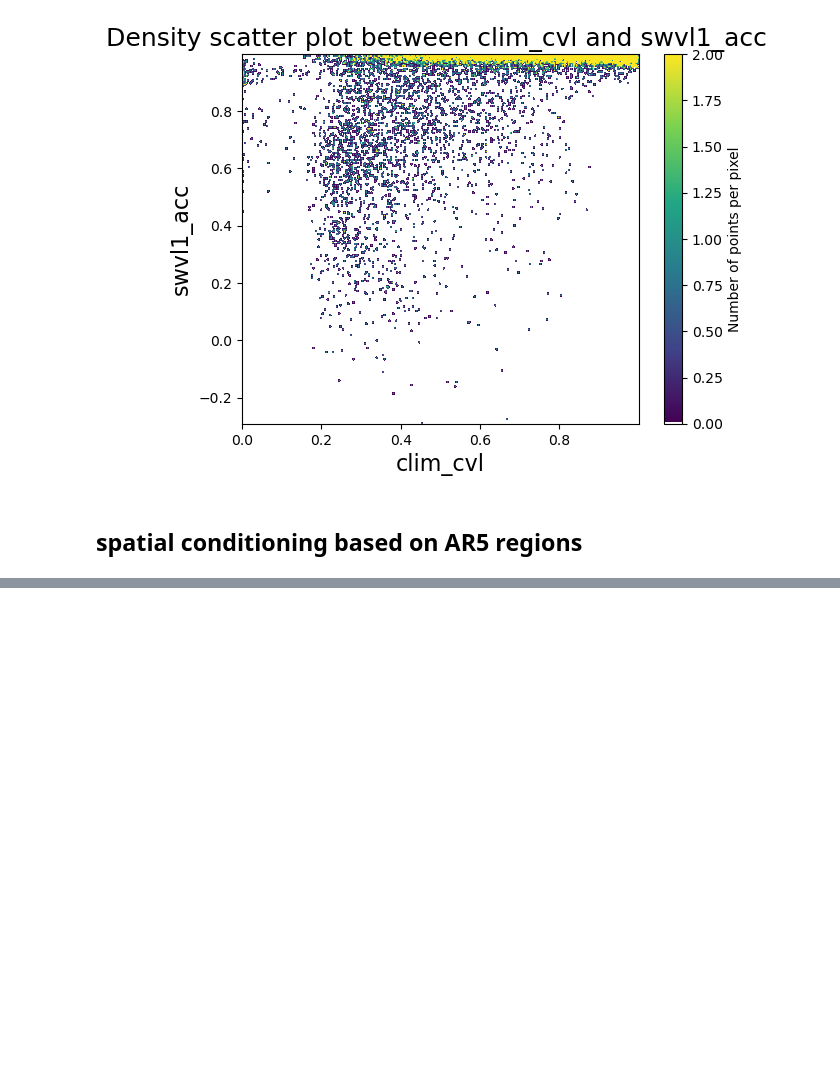
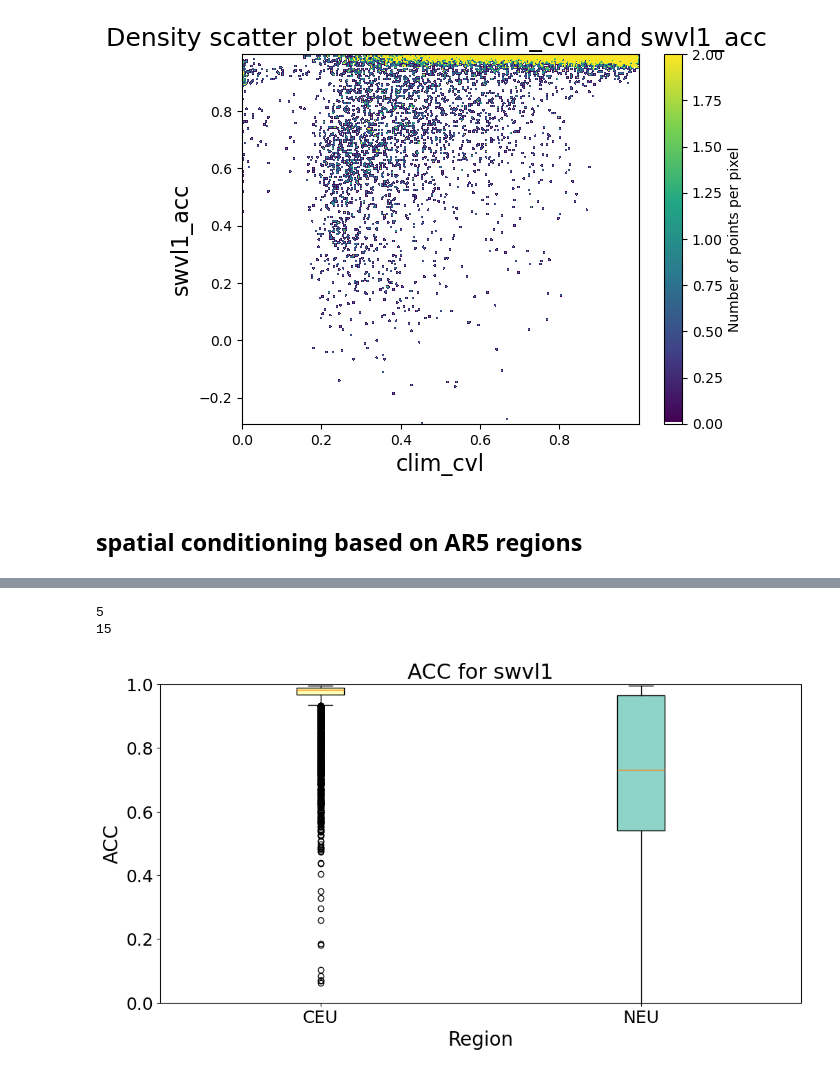
Before and after one commit to ECMWFCode4Earth/ML-BEES, a Jupyter notebook: ML-BEES-eval/spatial_condition.ipynb, the cells around one changed output, grey strips where cells are left out. Cells and saved outputs as stored; diff of their text form; code cells hidden in the pictures; blank space fills up the shorter version.

Commit message:
AR5 region conditioning evaluation workflow

```diff
--- a/ML-BEES-eval/spatial_condition.ipynb
+++ b/ML-BEES-eval/spatial_condition.ipynb
@@ -250,0 +250,9 @@ visualization.density_scatter_plot(climate_var_metrics, var1, var2, ymin, ymax)
+# %%
+from shapely.geometry import Point
+import geopandas as gpd
+
+
+# Open your shapefile and xarray object
+eval_metrics_acc=xr.open_zarr("/home/ch23/data_ch23/evalution_results/xgbosst_train_2010_2019_val_2020_2020_est_50_hist/spatial/acc.zarr")
+# load the AR5 shape file
+gdf = gpd.read_file('/home/ch23/ML-BEES_yk/AR5_region_mask/referenceRegions.shp')  # replace with actual path or object
@@ -250,0 +279,15 @@ visualization.density_scatter_plot(climate_var_metrics, var1, var2, ymin, ymax)
+# %%
+# load the parameters
+# each time we can evaluate one metrics of one variable at all selected AR5 regions
+
+error_zarr=eval_metrics_acc # the calculated error metrics
+region_list=[5,15] # for EU domain, only 5 -- CEU, and 15 -- NEU
+var1='swvl1'
+var2='ACC'
+ymin=0
+ymax=1
+boxplot_ar5(error_zarr, gdf, region_list, var1, var2, ymin, ymax)
+# %% [output]
+5
+15
+[figure, added]
```
Also changed, not shown: parts of 5 cells of this notebook.
